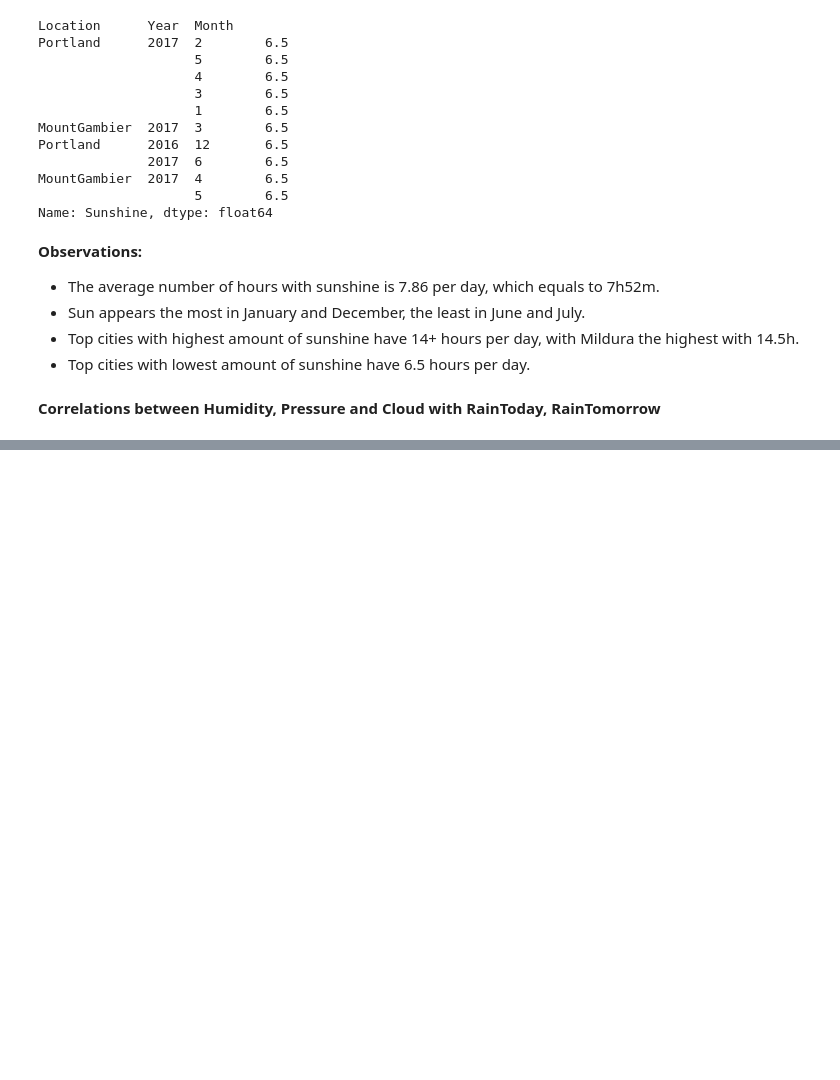
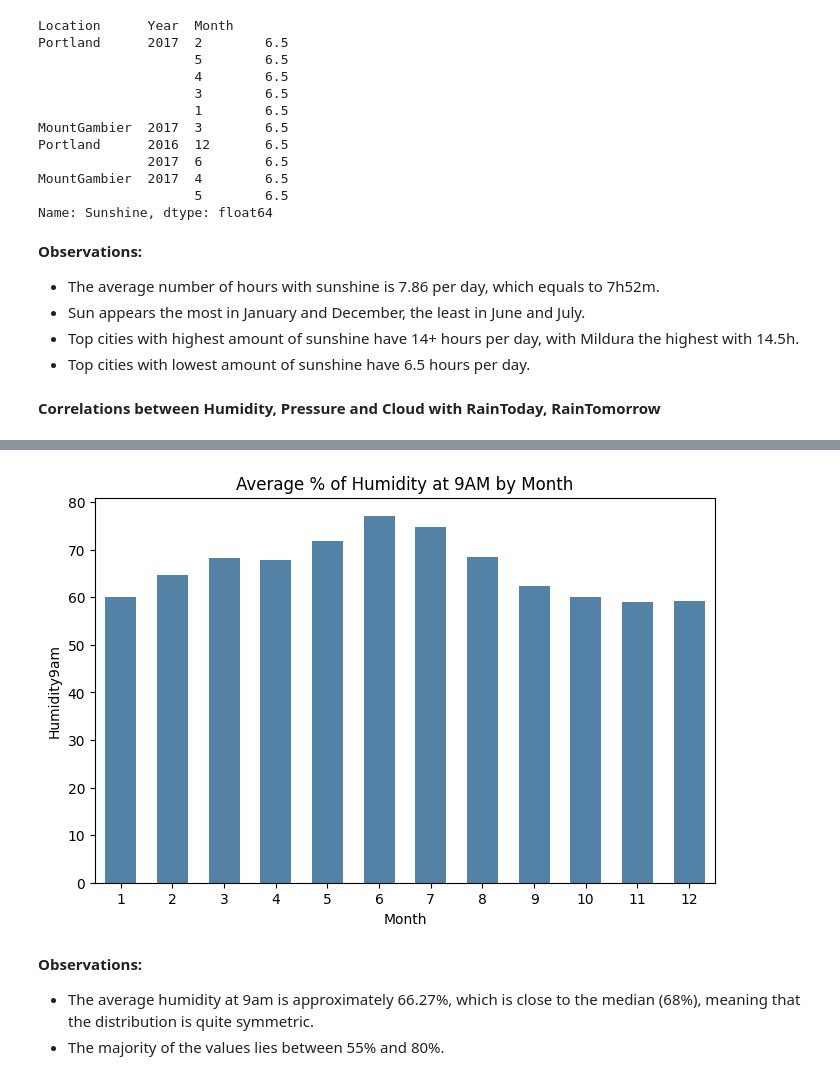
Before and after one commit to dzungpnguyen/rain-in-australia, a Jupyter notebook: data_exploration_analysis.ipynb, the cells around one changed output, grey strips where cells are left out. Cells and saved outputs as stored; diff of their text form; code cells hidden in the pictures; blank space fills up the shorter version.

```diff
--- a/data_exploration_analysis.ipynb
+++ b/data_exploration_analysis.ipynb
@@ -681,0 +699,3 @@ plt.show()
+# %%
+avg_humidity_9am_by_month = df.groupby(['Month'])['Humidity9am'].mean()
+avg_humidity_9am_by_month
@@ -681,0 +717,11 @@ plt.show()
+# %%
+plt.figure(figsize=(8,5))
+sns.barplot(data=avg_humidity_9am_by_month, color='steelblue', width=0.6)
+plt.title('Average % of Humidity at 9AM by Month')
+plt.show()
+# %% [output]
+[figure, added]
+# %% [markdown]
+**Observations:**
+- The average humidity at 9am is approximately 66.27%, which is close to the median (68%), meaning that the distribution is quite symmetric.
+- The majority of the values lies between 55% and 80%.
```
Also changed, not shown: parts of 5 cells of this notebook.
